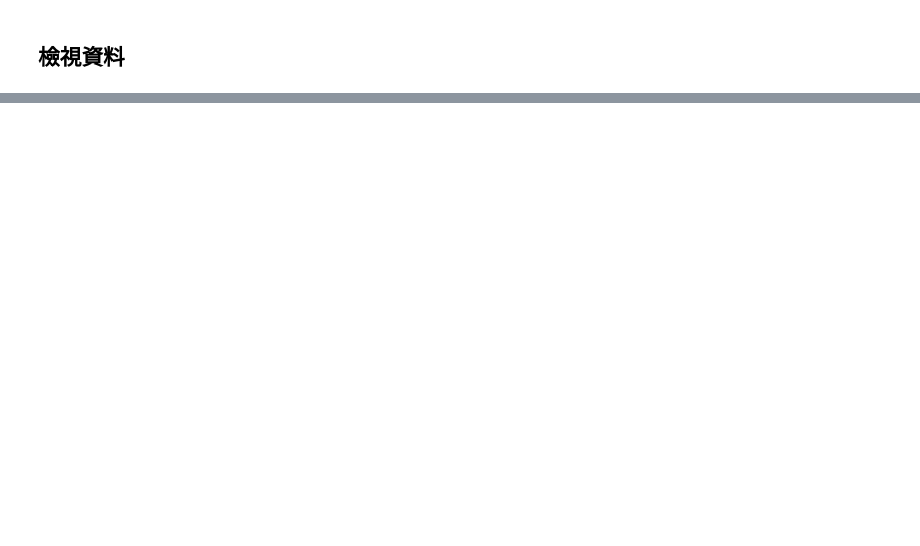
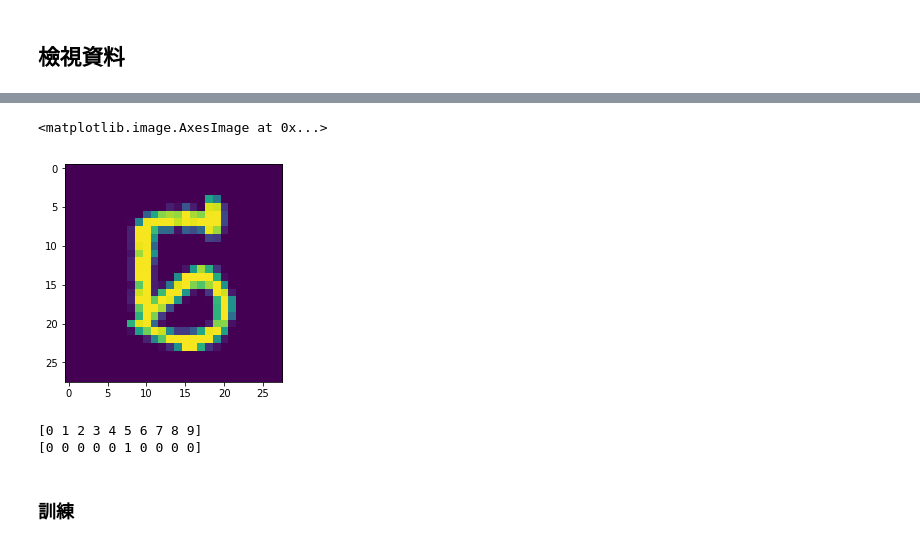
Before and after one commit to theshaneyu/dnn, a Jupyter notebook: mnist/mnist.ipynb, the cells around one changed output, grey strips where cells are left out. Cells and saved outputs as stored; diff of their text form; code cells hidden in the pictures; blank space fills up the shorter version.

Commit message:
first model complete

```diff
--- a/mnist/mnist.ipynb
+++ b/mnist/mnist.ipynb
@@ -19,0 +41,13 @@ import matplotlib as mpl
+# %%
+X_train = X_train.reshape(60000, 784)
+X_test = X_test.reshape(10000, 784)
+X_train = X_train.astype("float32")
+X_test = X_test.astype("float32")
+
+# Put everything on grayscale
+X_train /= 255
+X_test /= 255
+
+# convert class vectors to binary class matrices
+Y_train = np_utils.to_categorical(y_train, 10)
+Y_test = np_utils.to_categorical(y_test, 10)
@@ -20 +56,5 @@ import matplotlib as mpl
+# %%
+from sklearn.model_selection import train_test_split
+
+X_train, X_val, Y_train, Y_val = train_test_split(X_train, Y_train)
 # %%
@@ -40,0 +69,15 @@ plt.imshow(X_train[0].reshape(28, 28))
+# %%
+plt.imshow(X_val[0].reshape(28, 28))
+# %% [output]
+<matplotlib.image.AxesImage at 0x...>
+[figure, added]
+# %%
+# one-hot encoding結果
+import numpy as np
+print(np.asarray(range(10)))
+print(Y_train[0].astype('int'))
+# %% [output]
+[0 1 2 3 4 5 6 7 8 9]
+[0 0 0 0 0 1 0 0 0 0]
+# %% [markdown]
+### 訓練
```
Also changed, not shown: parts of 15 cells of this notebook, 1 other file.
